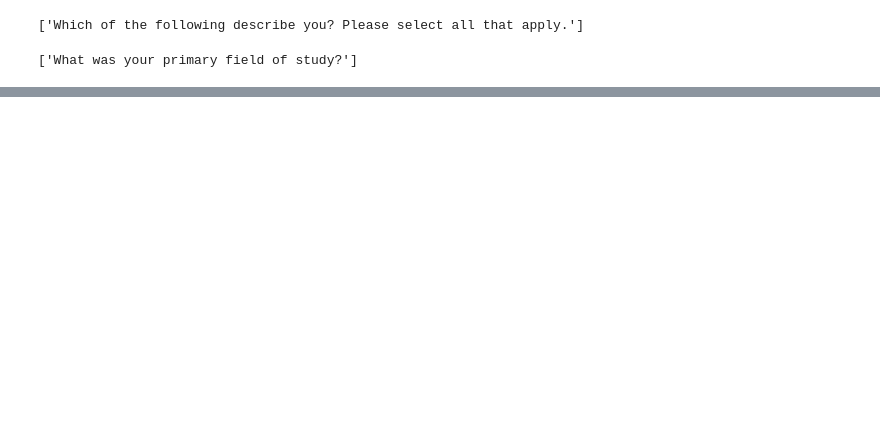
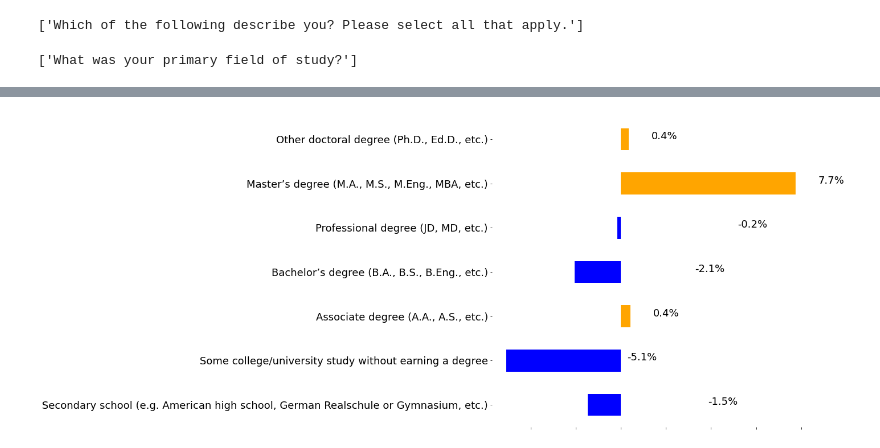
Before and after one commit to iris-theof/developers_survey, a Jupyter notebook: developers_insights.ipynb, the cells around one changed output, grey strips where cells are left out. Cells and saved outputs as stored; diff of their text form; code cells hidden in the pictures; blank space fills up the shorter version.

```diff
--- a/developers_insights.ipynb
+++ b/developers_insights.ipynb
@@ -387,0 +136,25 @@ Name: NEWEdImpt, dtype: float64
+# %%
+def create_percentage(df, column_name, column_rename, melt):
+    '''
+    INPUT
+    df - pandas dataframe
+    column_name - name of column fow which the percentage of entries will be found
+    column_rename - how to rename the index of the new dataframe
+    melt - when True created a dataframe with a column Gender that could be Man or Woman
+           when False creates two columns one for Man and another one for Woman
+
+    It creates a dataframe that contains the percentage of entries that correspond to a 'column_name' column and rows that
+    correspond to Man or Woman.
+    '''
+    study_df_women = (df[df['Gender']=='Woman'][column_name].value_counts()/len(df[df['Gender']=='Woman'][column_name])*100).reset_index()
+    study_df_men = (df[df['Gender']=='Man'][column_name].value_counts()/len(df[df['Gender']=='Man'][column_name])*100).reset_index()
+    study_df_women.rename(columns={'index': column_rename, column_name: 'Women'}, inplace=True)
+    study_df_men.rename(columns={'index': column_rename, column_name: 'Men'}, inplace=True)
+    study_df = pd.merge(study_df_women, study_df_men, on=column_rename )
+
+    if melt == True:
+        df_new = pd.melt(study_df, id_vars=[column_rename], value_vars=['Men','Women'], var_name='Gender')
+    else:
+        df_new = study_df
+
+    return df_new
@@ -387,0 +324,3 @@ Name: NEWEdImpt, dtype: float64
+# %%
+df_education_level_w_m = create_percentage(df_new, 'EdLevel', 'Education Level', False)
+df_education_level_w_m.head()
@@ -387,0 +334,19 @@ Name: NEWEdImpt, dtype: float64
+# %%
+df_education_level_w_m['Difference'] = df_education_level_w_m['Women']-df_education_level_w_m['Men']
+rows = [2, 3, 5, 1, 6, 0, 4]
+df_education_level_w_m=df_education_level_w_m.loc[rows].copy()
+# %%
+colors = tuple(np.where(df_education_level_w_m["Difference"]>0, 'orange', 'blue'))
+ax = df_education_level_w_m.plot(kind = 'barh', x='Education Level', y='Difference', figsize = (10, 10), color = colors);
+
+ax.get_legend().remove()
+plt.ylabel("")
+plt.xlabel("")
+ylabels = ax.get_yticklabels()
+show_values_on_bars(ax, "h", 1.0)
+sns.despine(left=True, bottom=True, right=True)
+ax.set_yticklabels(ylabels, fontsize=18)
+ax.set(xticklabels=[])
+plt.show()
+# %% [output]
+[figure, added]
```
Also changed, not shown: parts of 84 cells of this notebook.
